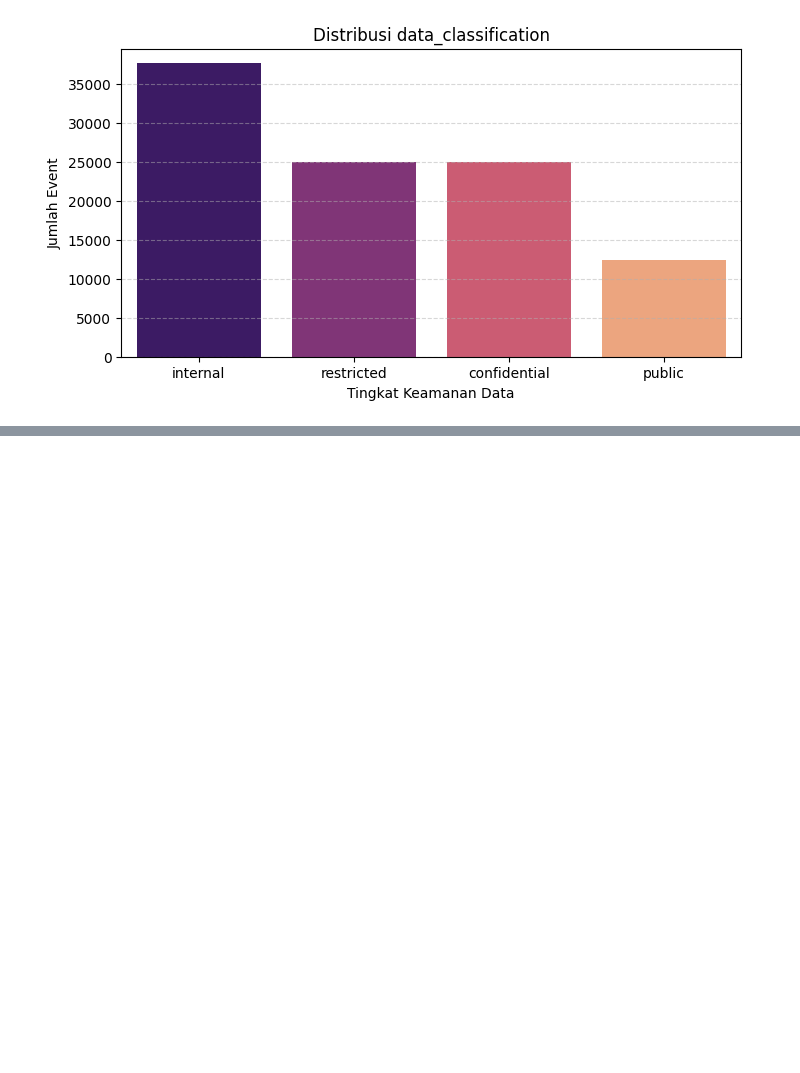
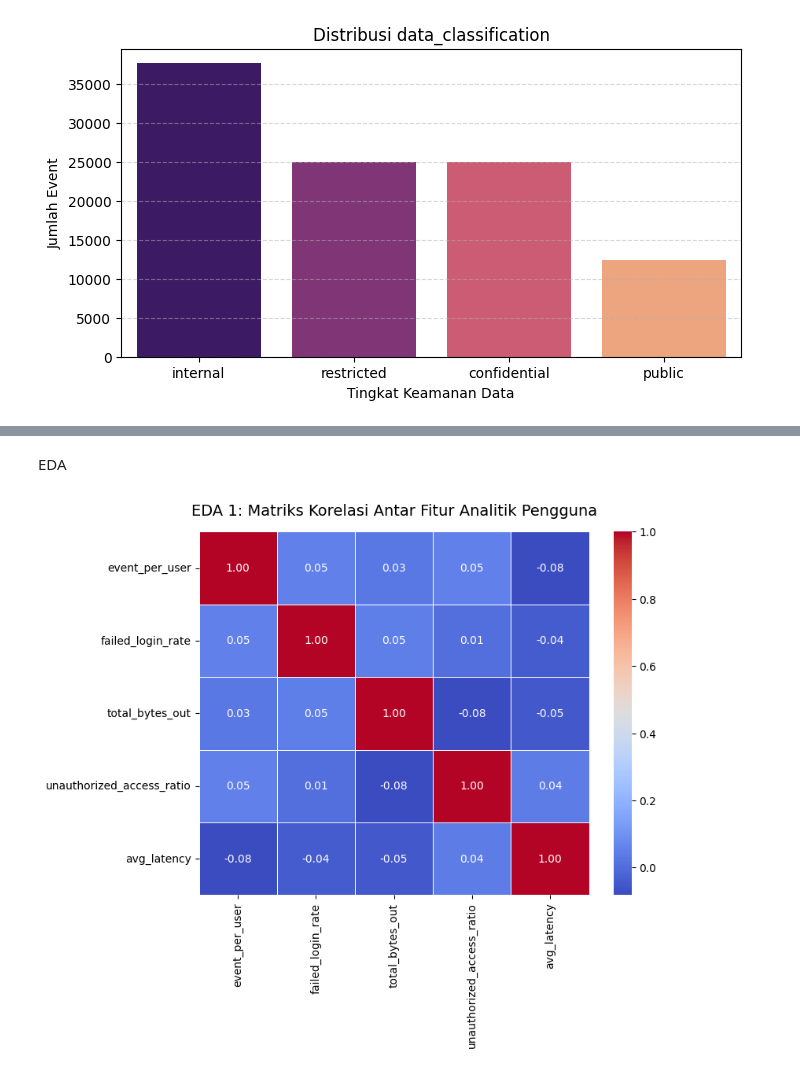
Before and after one commit to Elvin-Aurelio/UAS-Perancangan-Big-Data, a Jupyter notebook: jawaban.ipynb, the cells around one changed output, grey strips where cells are left out. Drawn from its saved outputs; the diff is of its cells as text; code cells hidden in the pictures; blank space fills up the shorter version.

```diff
--- a/jawaban.ipynb
+++ b/jawaban.ipynb
@@ -165,0 +232,29 @@ public               12372           12.37
+# %%
+# 3. Menghitung akumulasi data yang keluar (total_bytes_out)
+# Fitur penting untuk mendeteksi pencurian data (data exfiltration) skala besar.
+feature_bytes = df_events.groupby('user_id')['bytes_out'].sum().to_frame(name='total_bytes_out')
+# %%
+# 4. Menghitung rasio akses ke aset sensitif berdasarkan clearance level pengguna
+df_merged = df_events.merge(df_users[['user_id', 'clearance']], on='user_id', how='left')
+
+# Definisikan kondisi pelanggaran hak akses (Clearance rendah mengakses data tinggi)
+# User clearance: public/internal mengidentifikasi aset: restricted/confidential
+low_clearance_cond = df_merged['clearance'].isin(['public', 'internal'])
+high_asset_cond = df_merged['data_classification'].isin(['restricted', 'confidential'])
+
+# Hitung jumlah akses tidak sah per user
+unauthorized_access = df_merged[low_clearance_cond & high_asset_cond].groupby('user_id').size()
+total_access = df_merged.groupby('user_id').size()
+
+feature_unauthorized_ratio = (unauthorized_access / total_access).fillna(0).to_frame(name='unauthorized_access_ratio')
+# %%
+# 5. Menghitung rata-rata latensi koneksi (avg_latency)
+# Anomali latensi bisa mengindikasikan penggunaan skrip otomasi/bot atau akses via VPN/Tor node jarak jauh.
+feature_latency = df_events.groupby('user_id')['latency_ms'].mean().to_frame(name='avg_latency')
+# %%
+df_features = feature_total_events.join([
+    feature_failed_login_rate,
+    feature_bytes,
+    feature_unauthorized_ratio,
+    feature_latency
+]).fillna(0)
@@ -165,0 +276,13 @@ public               12372           12.37
+# %% [markdown]
+EDA
+# %%
+plt.figure(figsize=(8, 6))
+# Menghitung matriks korelasi dari dataframe fitur
+correlation_matrix = df_features.corr()
+
+# Membuat heatmap interaktif
+sns.heatmap(correlation_matrix, annot=True, cmap='coolwarm', fmt='.2f', linewidths=0.5)
+plt.title('EDA 1: Matriks Korelasi Antar Fitur Analitik Pengguna', fontsize=14, pad=15)
+plt.show()
+# %% [output]
+[figure, added]
```
Also changed, not shown: parts of 18 cells of this notebook.
